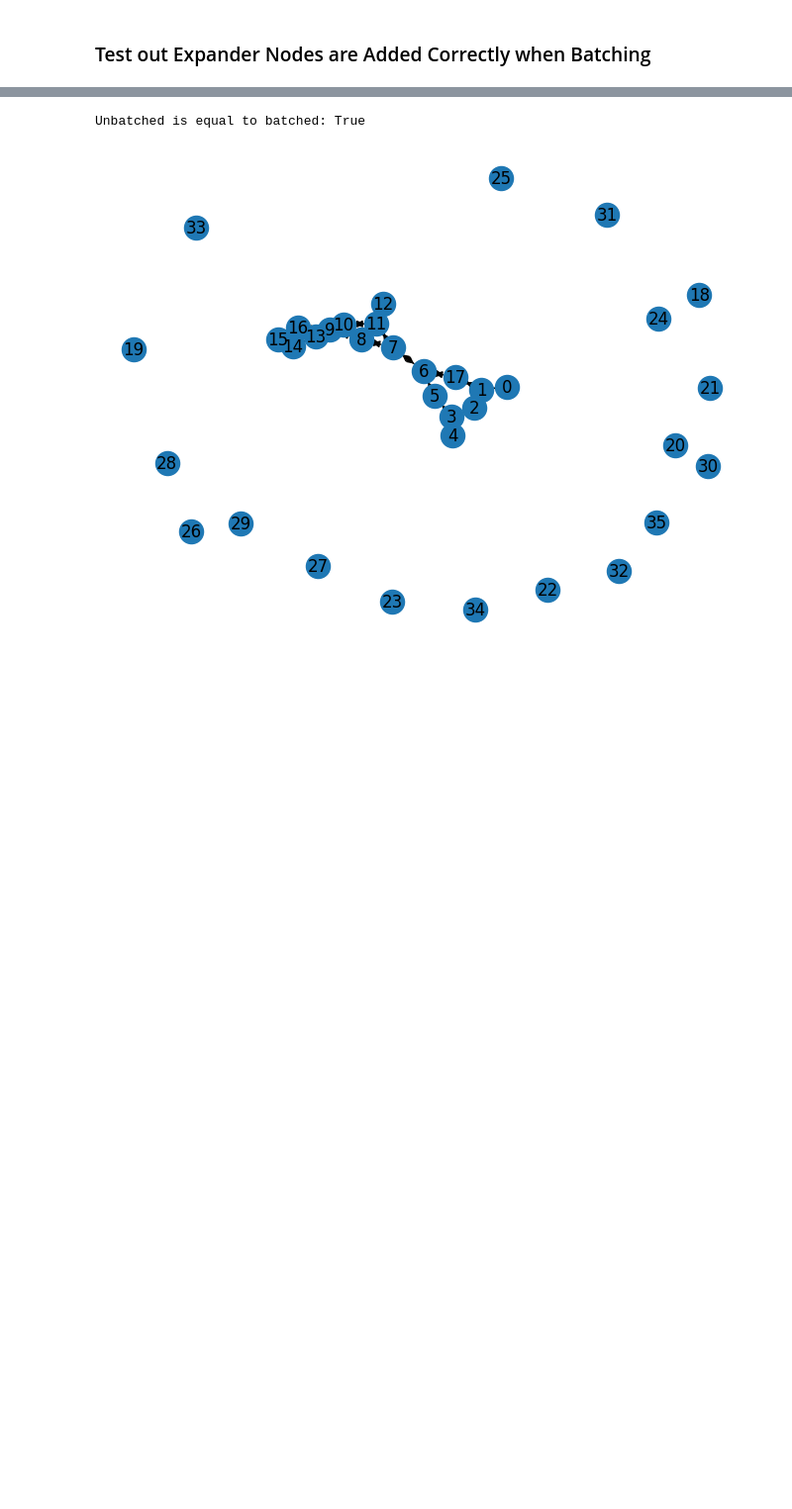
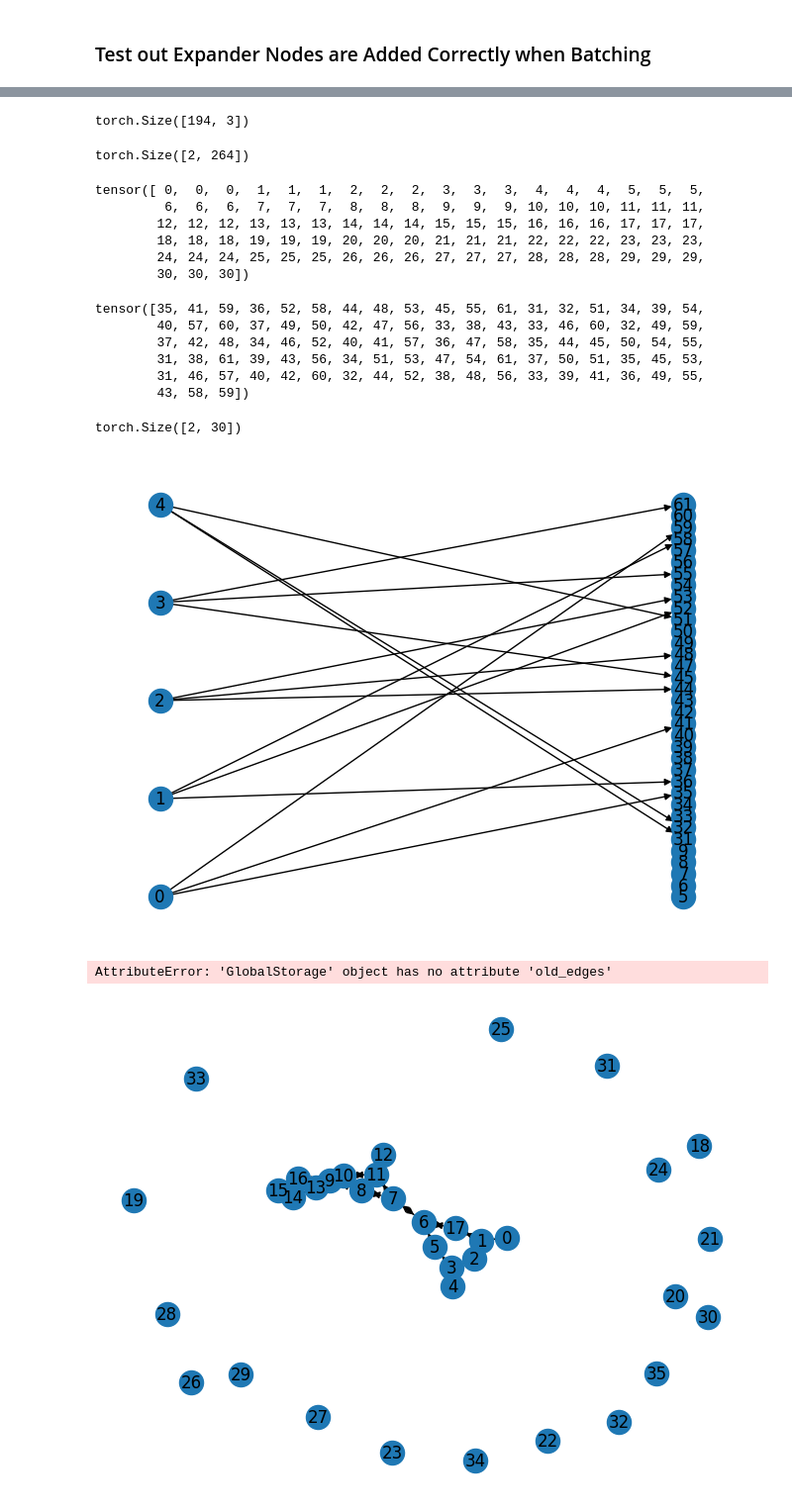
Before and after one commit to dransyhe/higher-order-EGP, a Jupyter notebook: expander_graph_visualisation.ipynb, the cells around one changed output, grey strips where cells are left out. Shown at 99% size. Drawn from its saved outputs; the diff is of its cells as text; code cells hidden in the pictures; blank space fills up the shorter version.

```diff
--- a/expander_graph_visualisation.ipynb
+++ b/expander_graph_visualisation.ipynb
@@ -138,7 +286,7 @@ from ogb.graphproppred import PygGraphPropPredDataset
 from functools import partial
 from torch_geometric.loader import DataLoader
 # %%
-expander_graph_generation_fn = partial(add_expander_edges_via_perfect_matchings, 3)
+expander_graph_generation_fn = partial(add_expander_edges_via_perfect_matchings, 3, "mol")
 
 ### automatic dataloading and splitting
 dataset = PygGraphPropPredDataset(name="ogbg-molhiv", pre_transform=expander_graph_generation_fn)
@@ -168,3 +339,40 @@ tensor([1., 1., 1., 1., 1., 1., 1., 1., 1., 1., 1., 1., 1., 1., 1., 1., 1., 1.,
+# %%
+batch.edge_attr.shape
+# %% [output]
+torch.Size([194, 3])
+# %%
+batch.expander_edge_index.shape
+# %% [output]
+torch.Size([2, 264])
+# %%
+batch.expander_edge_index[0][:31*3]
+# %% [output]
+tensor([ 0,  0,  0,  1,  1,  1,  2,  2,  2,  3,  3,  3,  4,  4,  4,  5,  5,  5,
+         6,  6,  6,  7,  7,  7,  8,  8,  8,  9,  9,  9, 10, 10, 10, 11, 11, 11,
+        12, 12, 12, 13, 13, 13, 14, 14, 14, 15, 15, 15, 16, 16, 16, 17, 17, 17,
+        18, 18, 18, 19, 19, 19, 20, 20, 20, 21, 21, 21, 22, 22, 22, 23, 23, 23,
+        24, 24, 24, 25, 25, 25, 26, 26, 26, 27, 27, 27, 28, 28, 28, 29, 29, 29,
+        30, 30, 30])
+# %%
+batch.expander_edge_index[1][:31*3]
+# %% [output]
+tensor([35, 41, 59, 36, 52, 58, 44, 48, 53, 45, 55, 61, 31, 32, 51, 34, 39, 54,
+        40, 57, 60, 37, 49, 50, 42, 47, 56, 33, 38, 43, 33, 46, 60, 32, 49, 59,
+        37, 42, 48, 34, 46, 52, 40, 41, 57, 36, 47, 58, 35, 44, 45, 50, 54, 55,
+        31, 38, 61, 39, 43, 56, 34, 51, 53, 47, 54, 61, 37, 50, 51, 35, 45, 53,
+        31, 46, 57, 40, 42, 60, 32, 44, 52, 38, 48, 56, 33, 39, 41, 36, 49, 55,
+        43, 58, 59])
+# %%
+torch.stack((batch.expander_edge_index[0][:10*3], batch.expander_edge_index[1][:10*3])).shape
+# %% [output]
+torch.Size([2, 30])
+# %%
+data = Data(edge_index=torch.stack((batch.expander_edge_index[0][:10*3], batch.expander_edge_index[1][:10*3])), num_nodes=10)
+nx_graph = convert.to_networkx(data)
+pos = nx.bipartite_layout(nx_graph, [i for i in range(5)])
+nx.draw(nx_graph, pos=pos, with_labels=True)
+# %% [output]
+[figure, added]
 # %%
 first_node_idx = torch.min(torch.where(batch.batch == 2)[0])
 # %%
@@ -178,7 +386,7 @@ num_edges = len(torch.transpose(original_connectivity, 0, 1))
 non_batch_original_connectivity = batch.old_edges[-num_edges:]
 print(f"Unbatched is equal to batched: {torch.equal(non_batch_original_connectivity, torch.transpose(original_connectivity, 0, 1))}")
 # %% [output]
-Unbatched is equal to batched: True
+AttributeError: 'GlobalStorage' object has no attribute 'old_edges'
 # %%
 third_graph_expander_connectivity = batch.expander_edge_index - first_node_idx
 source_nodes = third_graph_expander_connectivity[0]
```
Also changed, not shown: parts of 21 cells of this notebook, 2 other files.
